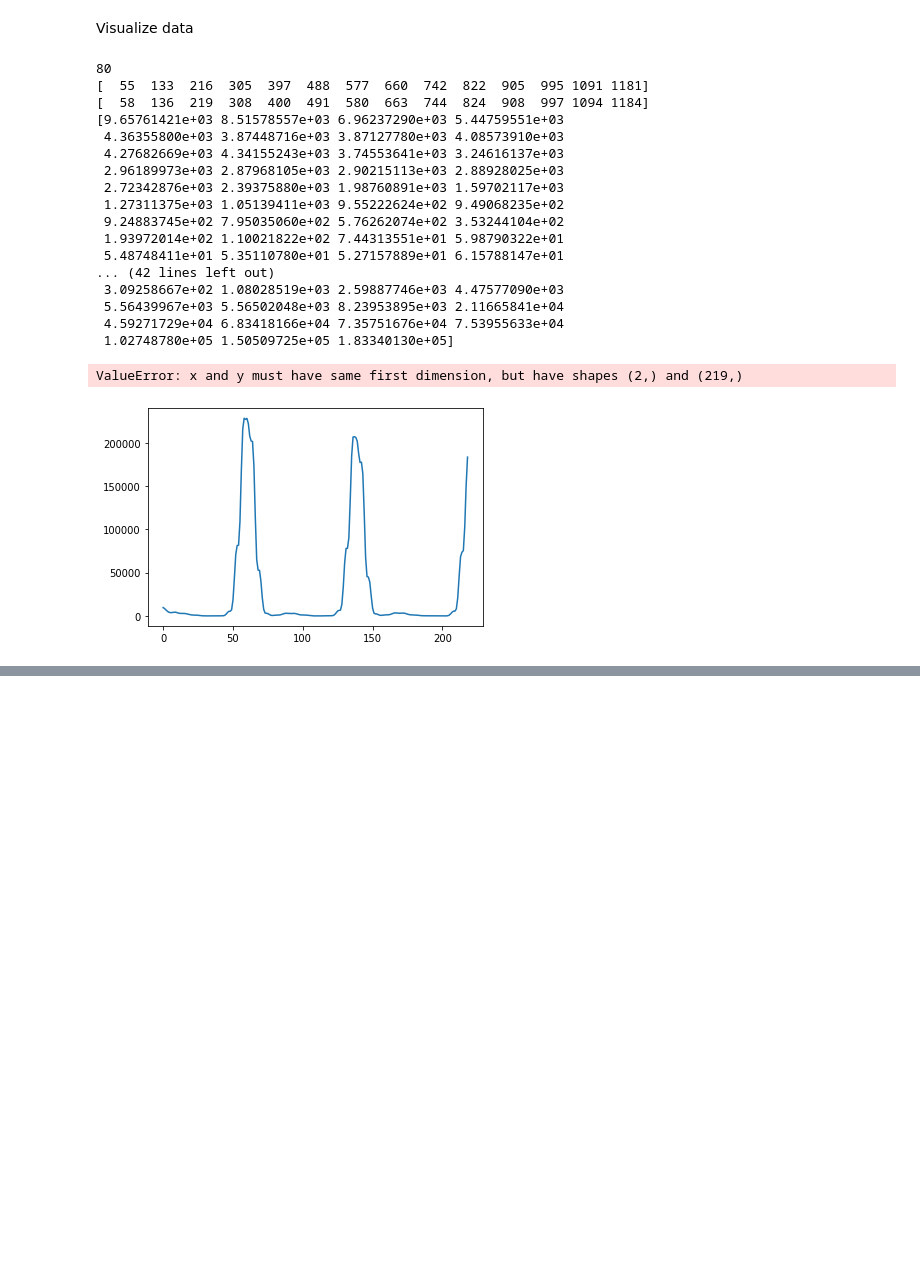
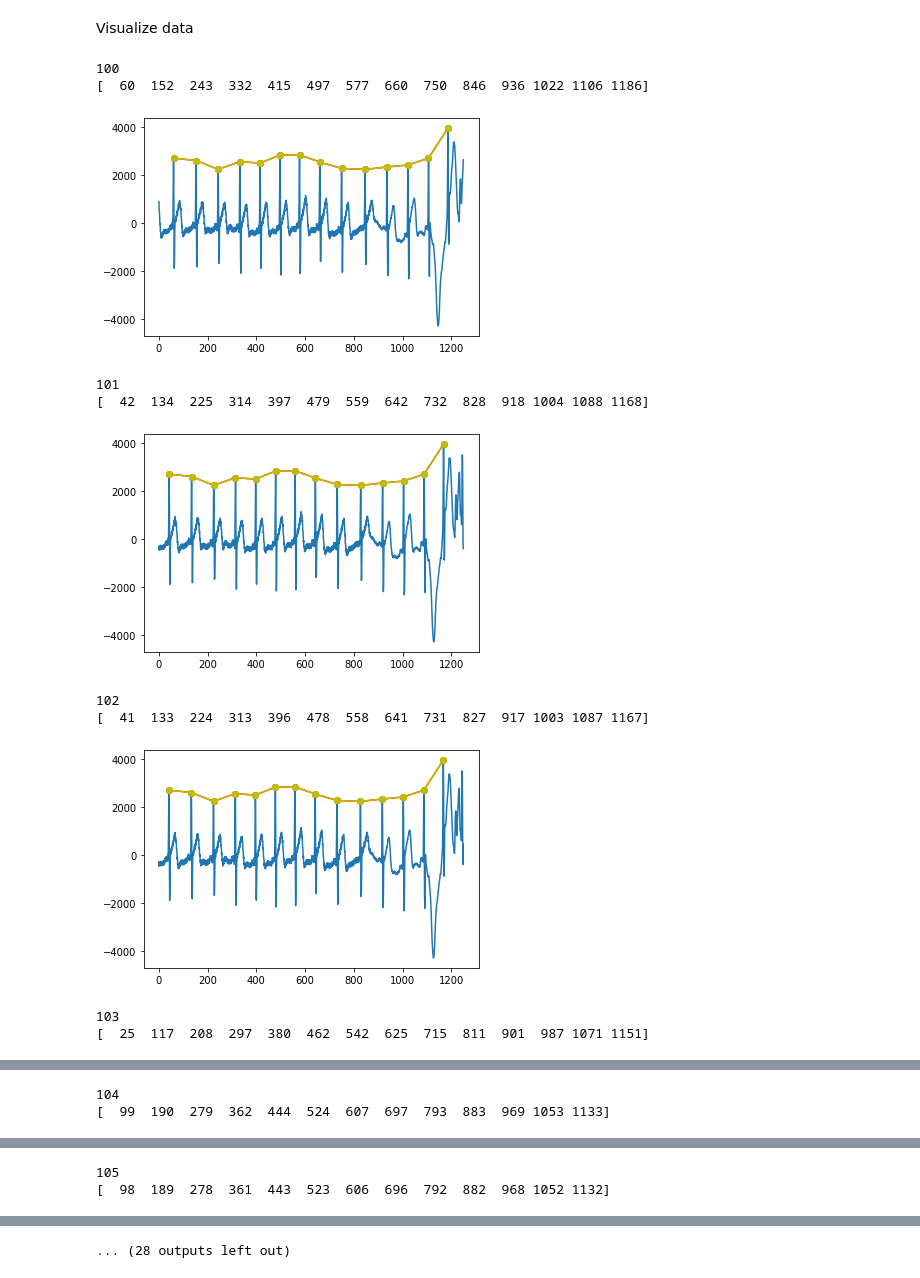
Before and after one commit to Ranma-2000/Final-Thesis, a Jupyter notebook: prepare_realtime_data.ipynb, the cells around one changed output, grey strips where cells are left out. Cells and saved outputs as stored; diff of their text form; code cells hidden in the pictures; blank space fills up the shorter version.

Commit message:
Day 14 - Use Scipy signal filters.

```diff
--- a/prepare_realtime_data.ipynb
+++ b/prepare_realtime_data.ipynb
@@ -284,40 +238,24 @@ for i in range(1, 370, 1):
 Visualize data
 # %%
 import utils.Pan_tompkins as pt
-for i in range(80, 90, 1):
+for i in range(100, 120, 1):
     print(i)
-    singal = pt.Pan_tompkins(heartbeat_data[i], 125)
-    # signal_data = signal.fit()
 
-    out = ecg.ecg(signal=singal.fit(), sampling_rate=125, show=False)
-    print(rpeaks_data[i])
+    out = ecg.ecg(signal=heartbeat_data[i], sampling_rate=125, show=False)
     print(out['rpeaks'])
-
-    # plt.plot(heartbeat_data[i])
-    # plt.plot(rpeaks_data[i], heartbeat_data[i][rpeaks_data[i]], 'r-o')
-    # plt.plot(out['rpeaks'], heartbeat_data[i][out['rpeaks']], 'y-o')
-    # plt.show()
-    print(singal.fit()[0:out['rpeaks'][2]])
-    plt.plot(singal.fit()[0:out['rpeaks'][2]])
-    plt.plot(out['rpeaks'][0:2], singal.fit()[0:out['rpeaks'][2]], 'y-o')
+    plt.plot(heartbeat_data[i])
+    plt.plot(rpeaks_data[i], heartbeat_data[i][rpeaks_data[i]], 'r-o')
+    plt.plot(out['rpeaks'], heartbeat_data[i][out['rpeaks']], 'y-o')
     plt.show()
 # %% [output]
-80
-[  55  133  216  305  397  488  577  660  742  822  905  995 1091 1181]
-[  58  136  219  308  400  491  580  663  744  824  908  997 1094 1184]
-[9.65761421e+03 8.51578557e+03 6.96237290e+03 5.44759551e+03
- 4.36355800e+03 3.87448716e+03 3.87127780e+03 4.08573910e+03
- 4.27682669e+03 4.34155243e+03 3.74553641e+03 3.24616137e+03
- 2.96189973e+03 2.87968105e+03 2.90215113e+03 2.88928025e+03
- 2.72342876e+03 2.39375880e+03 1.98760891e+03 1.59702117e+03
- 1.27311375e+03 1.05139411e+03 9.55222624e+02 9.49068235e+02
- 9.24883745e+02 7.95035060e+02 5.76262074e+02 3.53244104e+02
- 1.93972014e+02 1.10021822e+02 7.44313551e+01 5.98790322e+01
- 5.48748411e+01 5.35110780e+01 5.27157889e+01 6.15788147e+01
-... (42 lines left out)
- 3.09258667e+02 1.08028519e+03 2.59887746e+03 4.47577090e+03
- 5.56439967e+03 5.56502048e+03 8.23953895e+03 2.11665841e+04
- 4.59271729e+04 6.83418166e+04 7.35751676e+04 7.53955633e+04
- 1.02748780e+05 1.50509725e+05 1.83340130e+05]
+100
+[  60  152  243  332  415  497  577  660  750  846  936 1022 1106 1186]
+[figure, new version]
-ValueError: x and y must have same first dimension, but have shapes (2,) and (219,)
+101
+[  42  134  225  314  397  479  559  642  732  828  918 1004 1088 1168]
-[figure, old version]
+[figure, added]
+102
+[  41  133  224  313  396  478  558  641  731  827  917 1003 1087 1167]
+[figure, added]
+103
+[  25  117  208  297  380  462  542  625  715  811  901  987 1071 1151]
@@ -323,0 +263,2 @@ ValueError: x and y must have same first dimension, but have shapes (2,) and (21
+104
+[  99  190  279  362  444  524  607  697  793  883  969 1053 1133]
@@ -323,0 +266,2 @@ ValueError: x and y must have same first dimension, but have shapes (2,) and (21
+105
+[  98  189  278  361  443  523  606  696  792  882  968 1052 1132]
@@ -323,0 +269 @@ ValueError: x and y must have same first dimension, but have shapes (2,) and (21
+... (28 outputs left out)
```
Also changed, not shown: parts of 7 cells of this notebook, 1 other file.
